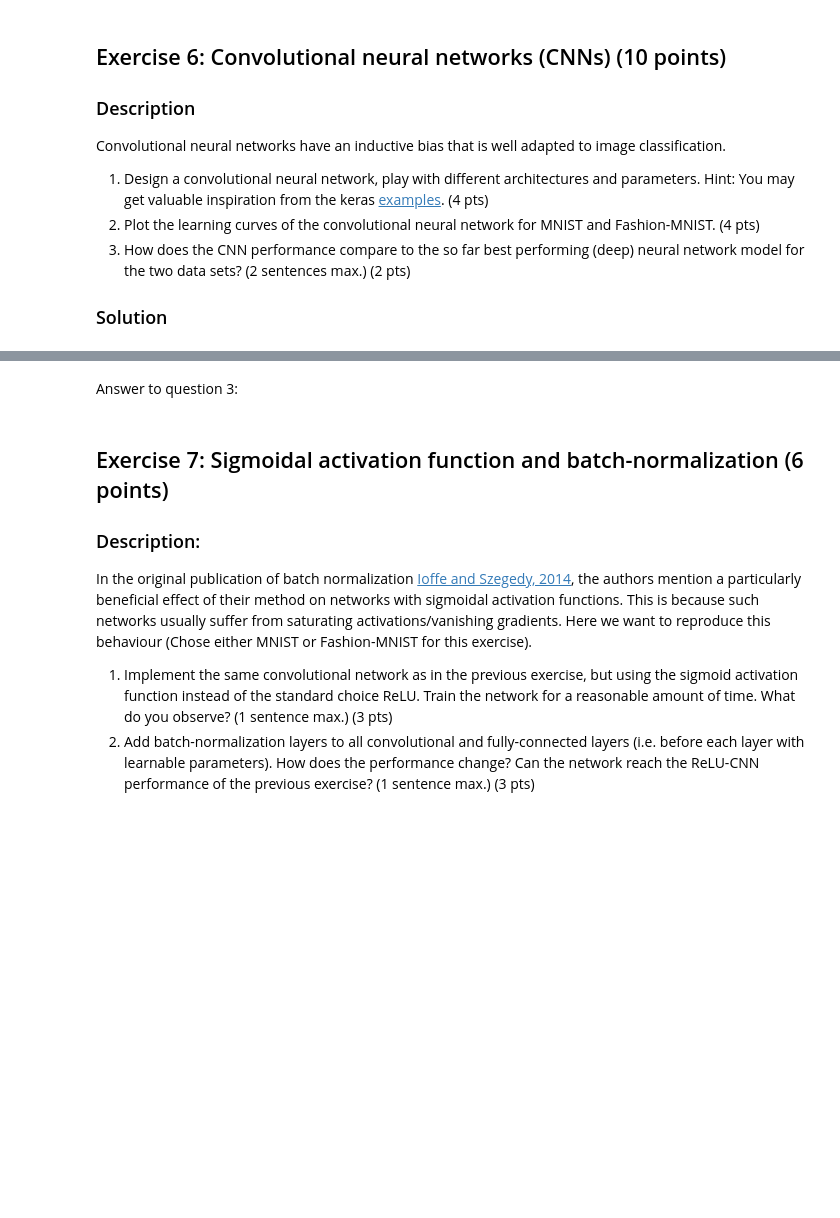
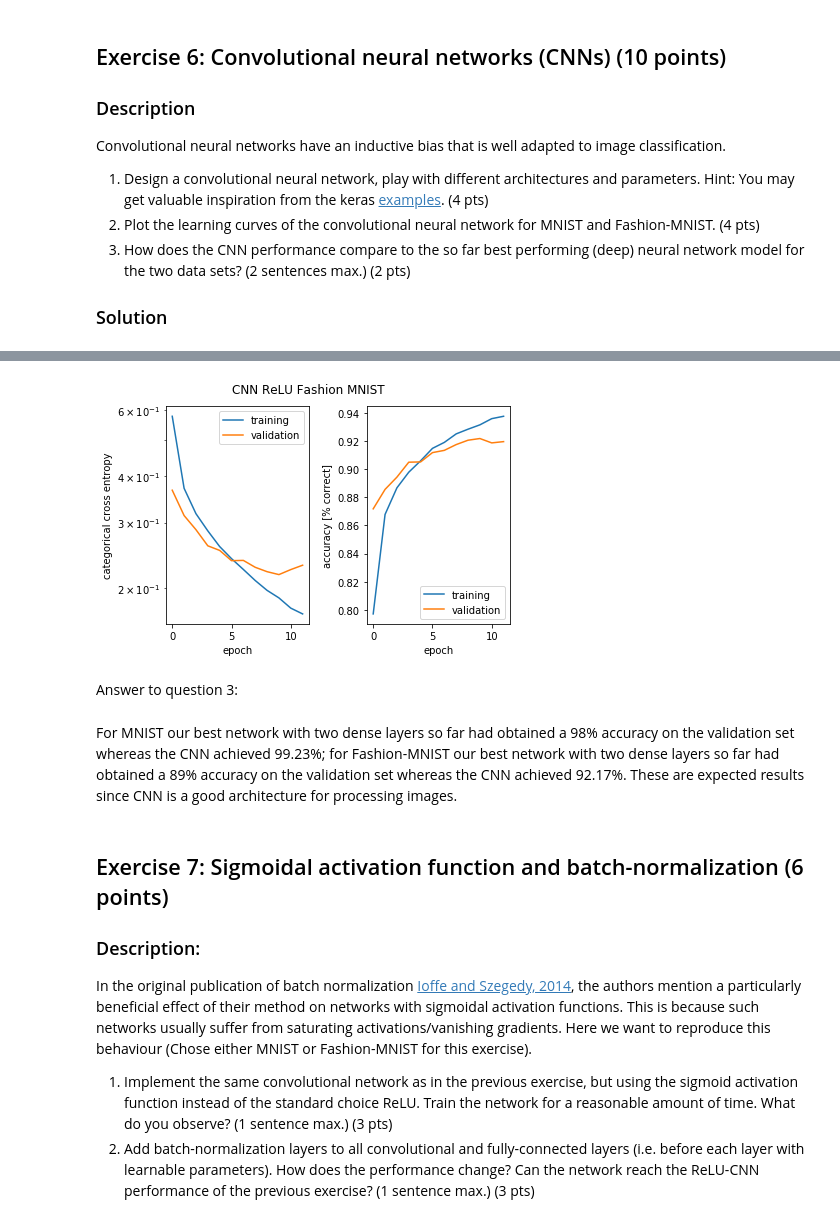
Before and after one commit to serifsonerserbest/ANN, a Jupyter notebook: miniproject1.ipynb, the cells around one changed output, grey strips where cells are left out. Saved outputs shown, nothing was run; the diff lists cells and outputs as text; code cells hidden in the pictures; blank space fills up the shorter version.

```diff
--- a/miniproject1.ipynb
+++ b/miniproject1.ipynb
@@ -677,5 +905,11 @@ Convolutional neural networks have an inductive bias that is well adapted to ima
+# %%
+plot_history(cnn_fashion_mnist, 'CNN ReLU Fashion MNIST');
+# %% [output]
+[figure, added]
 # %% [markdown]
 Answer to question 3:
+# %% [markdown]
+For MNIST our best network with two dense layers so far had obtained a 98% accuracy on the validation set whereas the CNN achieved 99.23%; for Fashion-MNIST our best network with two dense layers so far had obtained a 89% accuracy on the validation set whereas the CNN achieved 92.17%. These are expected results since CNN is a good architecture for processing images.
 # %% [markdown]
 ## Exercise 7: Sigmoidal activation function and batch-normalization (6 points)
 
```
Also changed, not shown: parts of 30 cells of this notebook.
